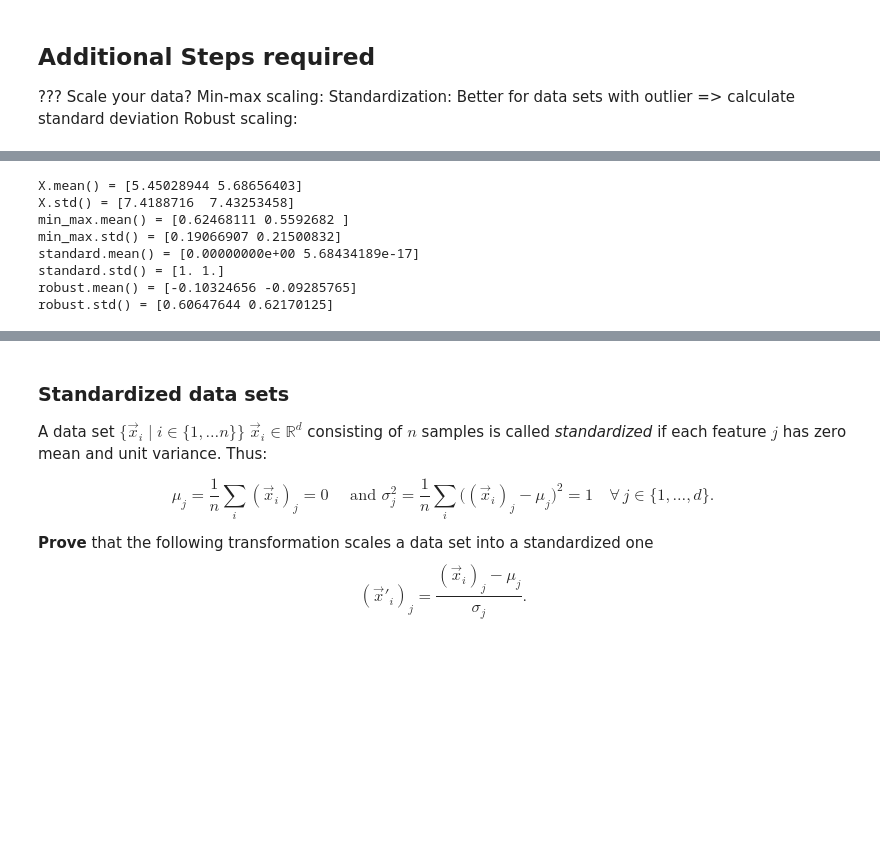
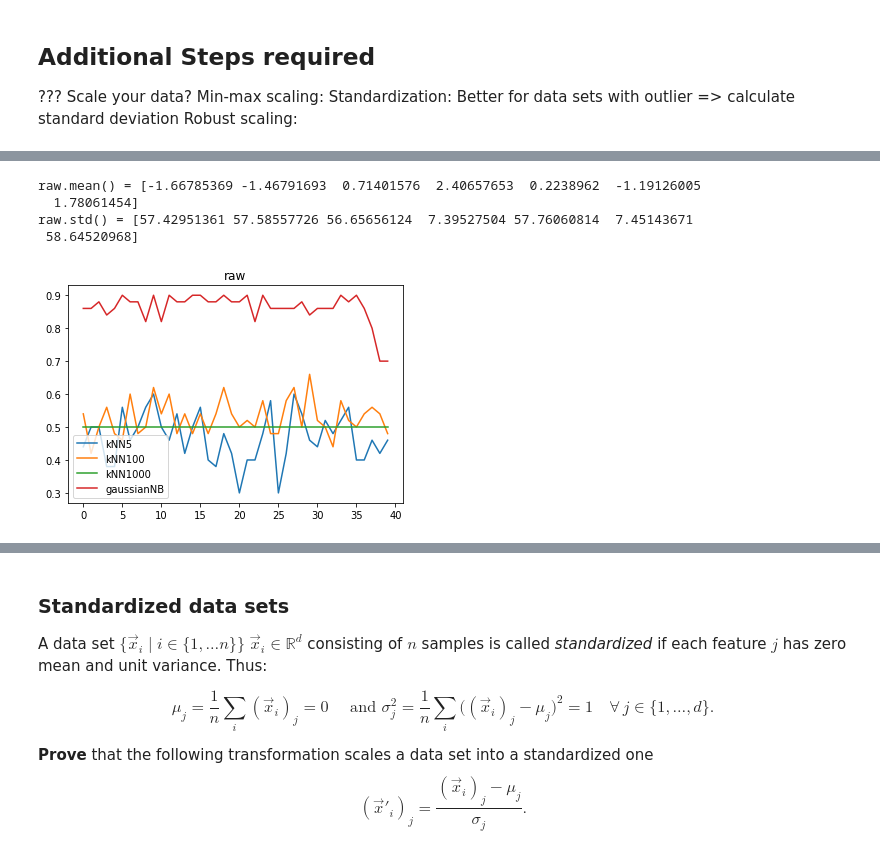
Before and after one commit to mankinskin/ml_projects, a Jupyter notebook: project2/Project2.ipynb, the cells around one changed output, grey strips where cells are left out. Cells and saved outputs as stored; diff of their text form; code cells hidden in the pictures; blank space fills up the shorter version.

```diff
--- a/project2/Project2.ipynb
+++ b/project2/Project2.ipynb
@@ -186,37 +207,45 @@ y = data_set['y']
 # %%
 #TODO: Train all three classifiers on the second data set
 import numpy as np
 from sklearn.neighbors import KNeighborsClassifier
 from sklearn.linear_model import LogisticRegression
 from sklearn.naive_bayes import GaussianNB
 from sklearn.model_selection import cross_val_score
 from sklearn.preprocessing import MinMaxScaler, StandardScaler, RobustScaler
 
-def scale(name, data, scaler):
-    scaler.fit(X)
-    scaled = scaler.transform(data)
-    print(f'{name}.mean() = {np.mean(scaled, axis = 0)}')
-    print(f'{name}.std() = {np.std(scaled, axis=0)}')
-    return scaled
+def dist_info(name, data):
+    print(f'{name}.mean() = {np.mean(data, axis=0)}')
+    print(f'{name}.std() = {np.std(data, axis=0)}')
 
-print(f'X.mean() = {np.mean(X, axis = 0)}')
-print(f'X.std() = {np.std(X, axis=0)}')
+# test classifiers on an input
+def test(clfs, name, data, y):
+    dist_info(name, data)
+    plt.title(name)
+    #print(f'{name} = {data}')
+    score_all(clfs, data, y)
 
-min_max = MinMaxScaler()
-standard = StandardScaler()
-robust = RobustScaler()
-
-# scale
-min_max_scaled = scale("min_max", X, min_max)
-standard_scaled = scale("standard", X, standard)
-robust_scaled = scale("robust", X, robust)
+# causes error with unscaled dataset
+#score("logReg", logReg, X, y)
+kNN5 = KNeighborsClassifier(5)
+kNN100 = KNeighborsClassifier(100)
+kNN1000 = KNeighborsClassifier(1000)
+logReg = LogisticRegression()
+gaussianNB = GaussianNB()
+clfs_without_log = [
+    ("kNN5", kNN5),
+    ("kNN100", kNN100),
+    ("kNN1000", kNN1000),
+    ("gaussianNB", gaussianNB)
+]
+clfs = [
+    *clfs_without_log,
+    ("logReg", logReg),
+]
+test(clfs_without_log, "raw", X, y)
 # %% [output]
-X.mean() = [5.45028944 5.68656403]
-X.std() = [7.4188716  7.43253458]
-min_max.mean() = [0.62468111 0.5592682 ]
-min_max.std() = [0.19066907 0.21500832]
-standard.mean() = [0.00000000e+00 5.68434189e-17]
-standard.std() = [1. 1.]
-robust.mean() = [-0.10324656 -0.09285765]
-robust.std() = [0.60647644 0.62170125]
+raw.mean() = [-1.66785369 -1.46791693  0.71401576  2.40657653  0.2238962  -1.19126005
+  1.78061454]
+raw.std() = [57.42951361 57.58557726 56.65656124  7.39527504 57.76060814  7.45143671
+ 58.64520968]
+[figure, added]
 # %%
```
Also changed, not shown: parts of 13 cells of this notebook.
